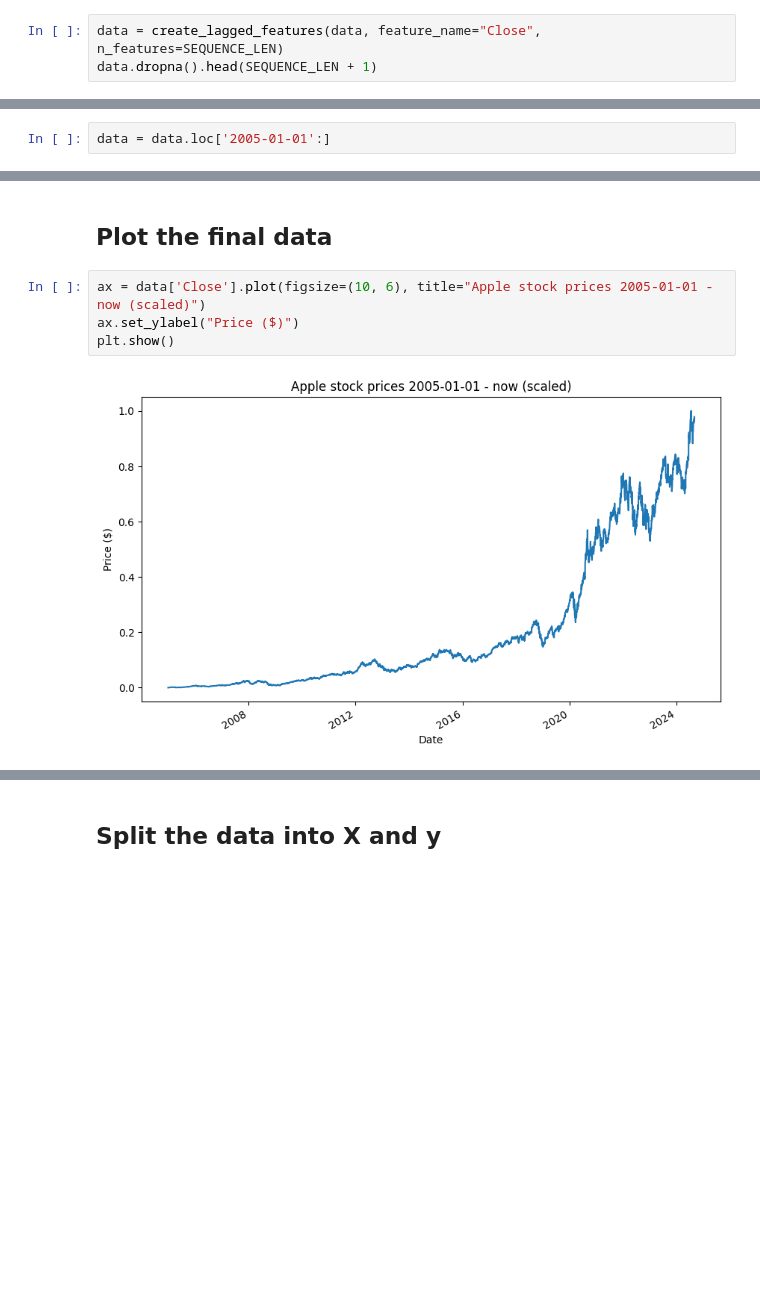
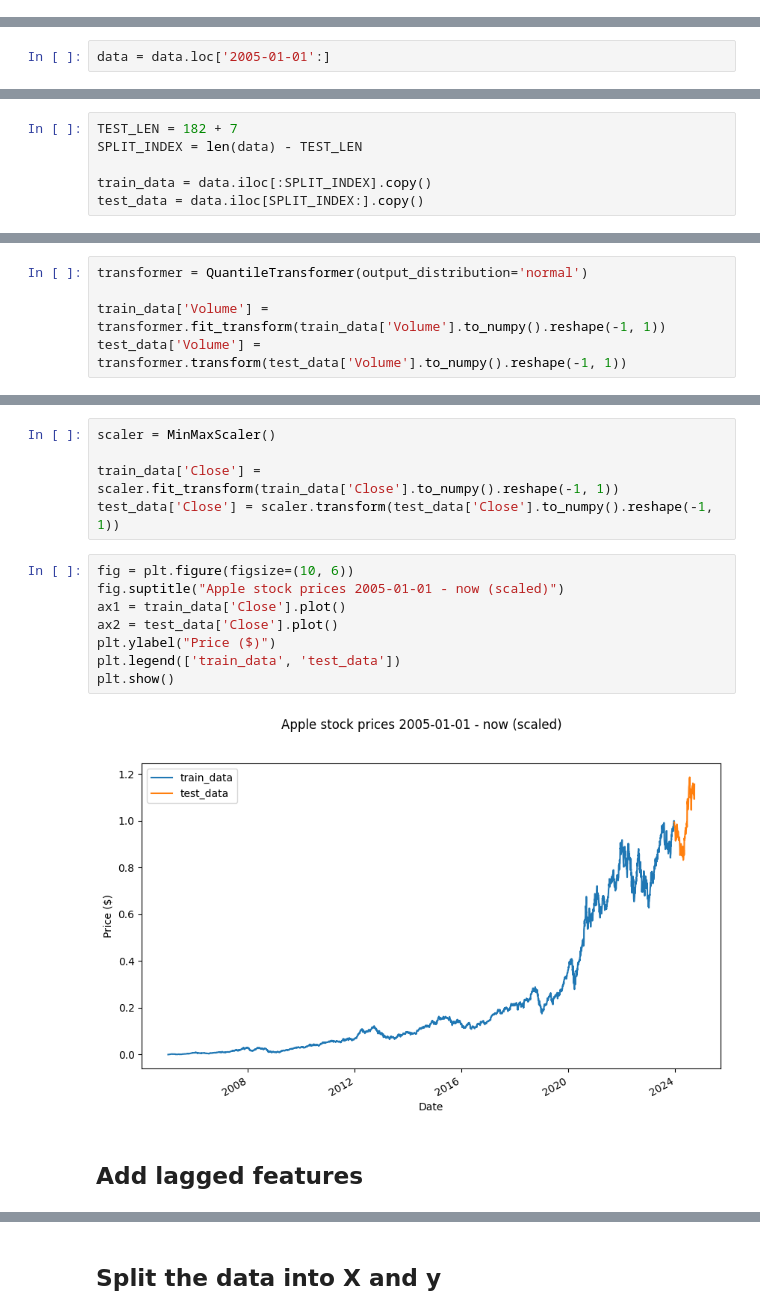
Before and after one commit to b14ucky/stock-prediction, a Jupyter notebook: main.ipynb, the cells around one changed output, grey strips where cells are left out. Drawn from its saved outputs; the diff is of its cells as text; blank space fills up the shorter version.

```diff
--- a/main.ipynb
+++ b/main.ipynb
@@ -117,3 +93,0 @@ SEQUENCE_LEN = 7
-# %%
-data = create_lagged_features(data, feature_name="Close", n_features=SEQUENCE_LEN)
-data.dropna().head(SEQUENCE_LEN + 1)
@@ -134,0 +112,6 @@ data = data.loc['2005-01-01':]
+# %%
+TEST_LEN = 182 + 7
+SPLIT_INDEX = len(data) - TEST_LEN
+
+train_data = data.iloc[:SPLIT_INDEX].copy()
+test_data = data.iloc[SPLIT_INDEX:].copy()
@@ -134,0 +120,5 @@ data = data.loc['2005-01-01':]
+# %%
+transformer = QuantileTransformer(output_distribution='normal')
+
+train_data['Volume'] = transformer.fit_transform(train_data['Volume'].to_numpy().reshape(-1, 1))
+test_data['Volume'] = transformer.transform(test_data['Volume'].to_numpy().reshape(-1, 1))
@@ -156,8 +140,17 @@ data.head()
-# %% [markdown]
-## Plot the final data
+# %%
+scaler = MinMaxScaler()
+
+train_data['Close'] = scaler.fit_transform(train_data['Close'].to_numpy().reshape(-1, 1))
+test_data['Close'] = scaler.transform(test_data['Close'].to_numpy().reshape(-1, 1))
 # %%
-ax = data['Close'].plot(figsize=(10, 6), title="Apple stock prices 2005-01-01 - now (scaled)")
-ax.set_ylabel("Price ($)")
+fig = plt.figure(figsize=(10, 6))
+fig.suptitle("Apple stock prices 2005-01-01 - now (scaled)")
+ax1 = train_data['Close'].plot()
+ax2 = test_data['Close'].plot()
+plt.ylabel("Price ($)")
+plt.legend(['train_data', 'test_data'])
 plt.show()
 # %% [output]
-[figure, old version]
+[figure, new version]
+# %% [markdown]
+## Add lagged features
```
Also changed, not shown: parts of 50 cells of this notebook.
